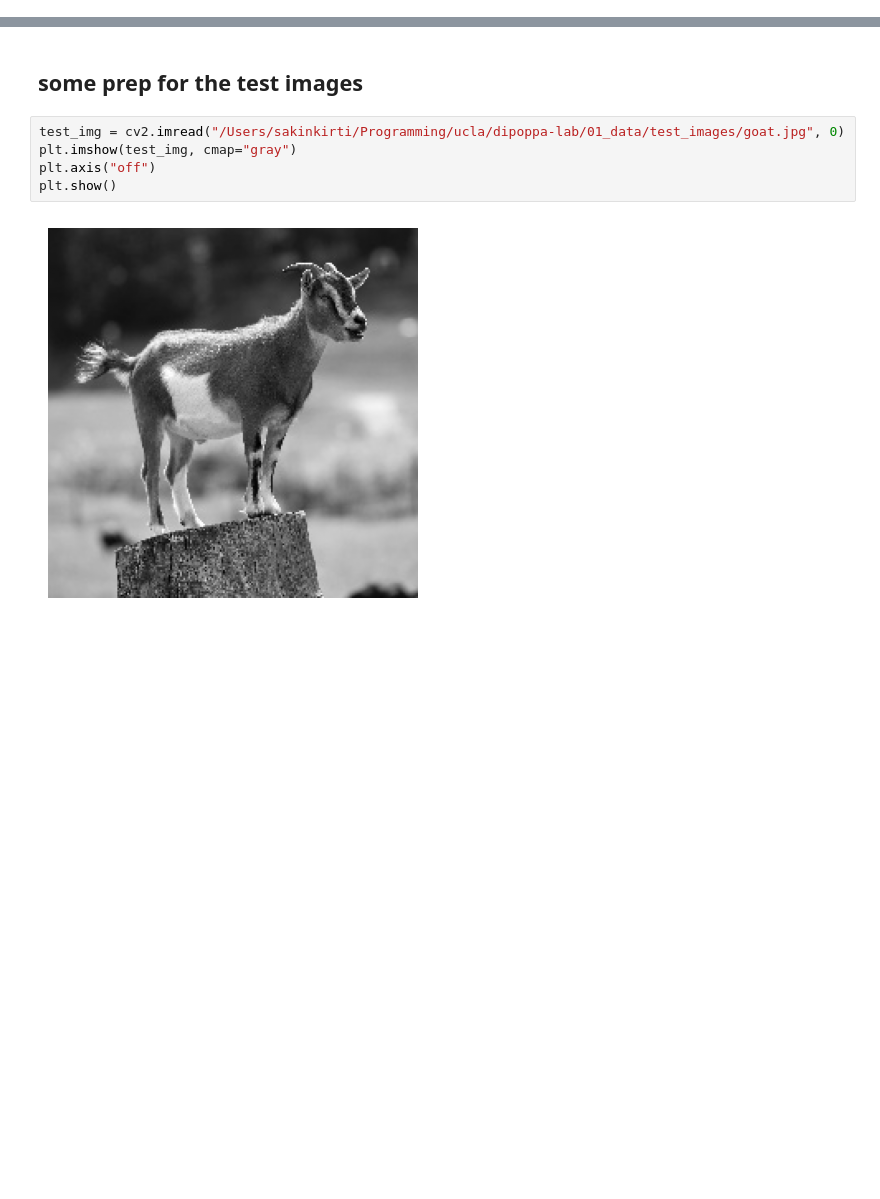
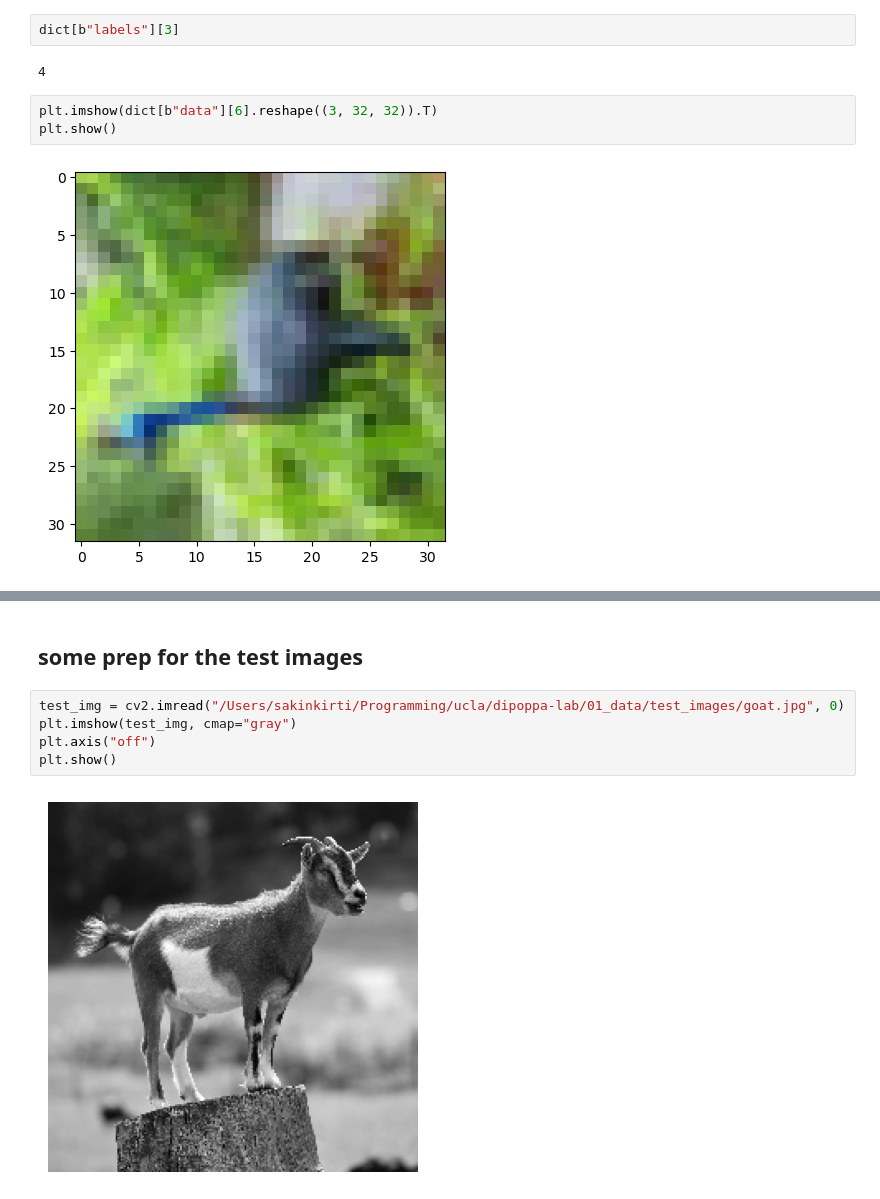
Before and after one commit to MarioDipoppa/thalamocortical_powerlaw, a Jupyter notebook: testing.ipynb, the cells around one changed output, grey strips where cells are left out. Drawn from its saved outputs; the diff is of its cells as text; blank space fills up the shorter version.

```diff
--- a/testing.ipynb
+++ b/testing.ipynb
@@ -8,0 +19,9 @@ from model import thalamocorticol_expansion as TCE
+# %%
+dict[b"labels"][3]
+# %% [output]
+4
+# %%
+plt.imshow(dict[b"data"][6].reshape((3, 32, 32)).T)
+plt.show()
+# %% [output]
+[figure, added]
```
Also changed, not shown: parts of 27 cells of this notebook, 3 other files.
